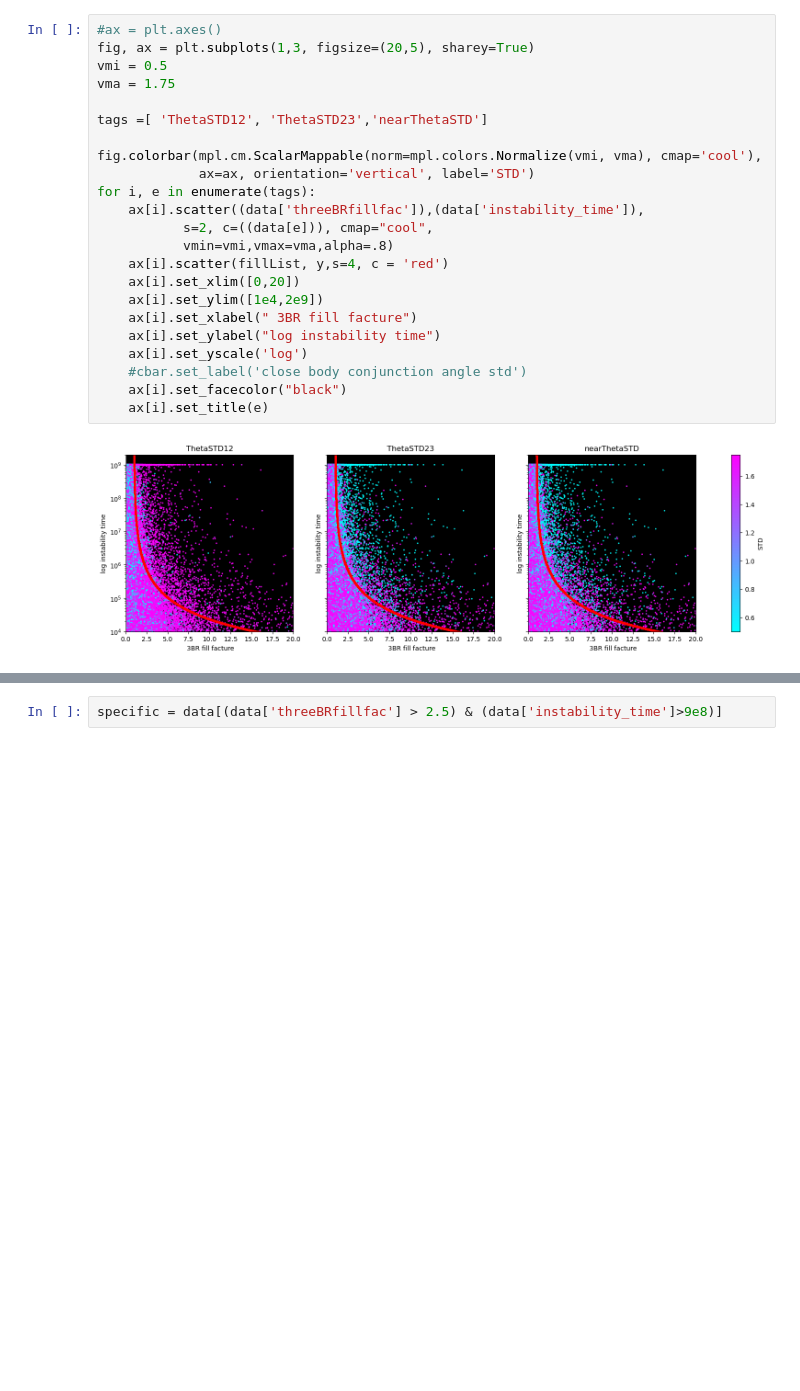
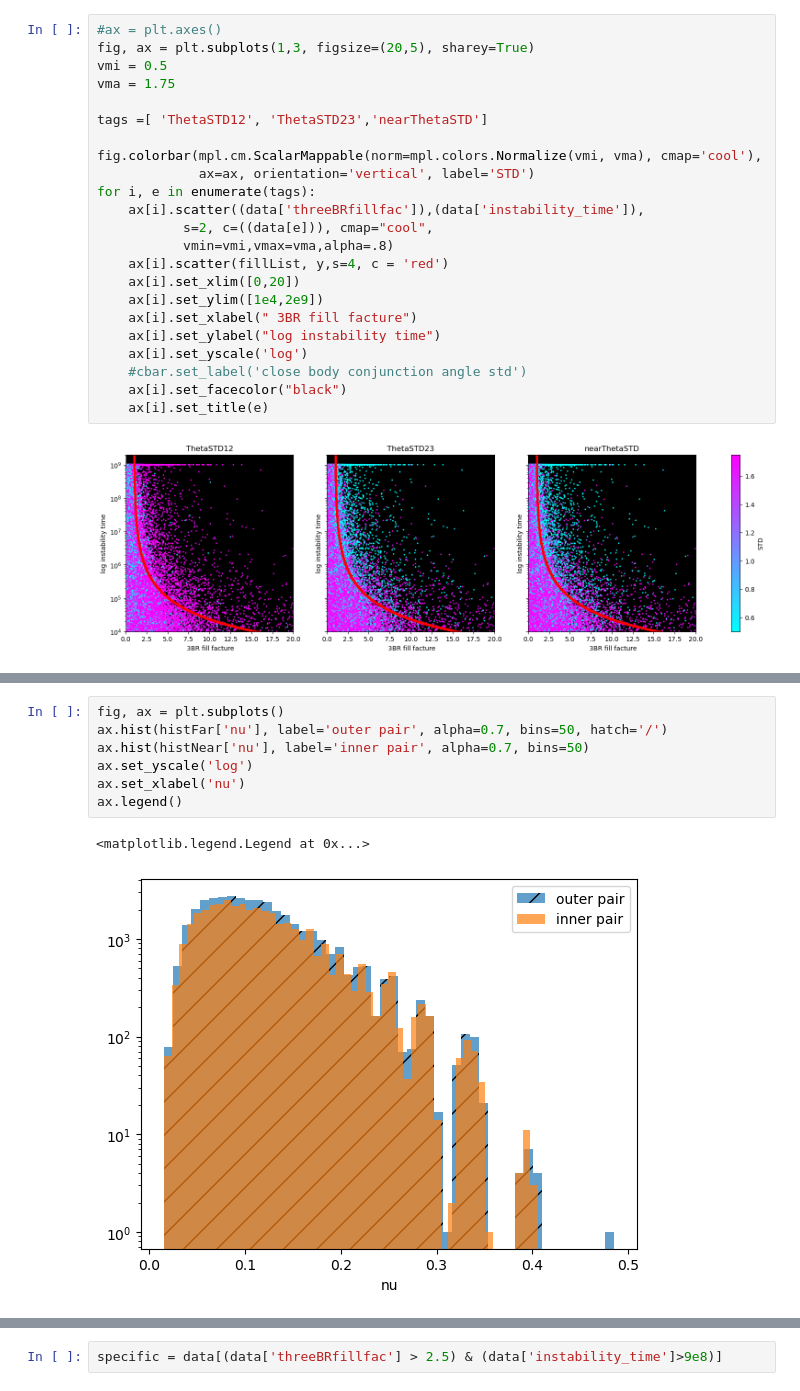
Before and after one commit to Ethadhani/spockUpdate, a Jupyter notebook: paper_plots/testing.ipynb, the cells around one changed output, grey strips where cells are left out. Saved outputs shown, nothing was run; the diff lists cells and outputs as text; blank space fills up the shorter version.

```diff
--- a/paper_plots/testing.ipynb
+++ b/paper_plots/testing.ipynb
@@ -295,0 +296,10 @@ for i, e in enumerate(tags):
+# %%
+fig, ax = plt.subplots()
+ax.hist(histFar['nu'], label='outer pair', alpha=0.7, bins=50, hatch='/')
+ax.hist(histNear['nu'], label='inner pair', alpha=0.7, bins=50)
+ax.set_yscale('log')
+ax.set_xlabel('nu')
+ax.legend()
+# %% [output]
+<matplotlib.legend.Legend at 0x...>
+[figure, added]
```
Also changed, not shown: parts of 10 cells of this notebook.
